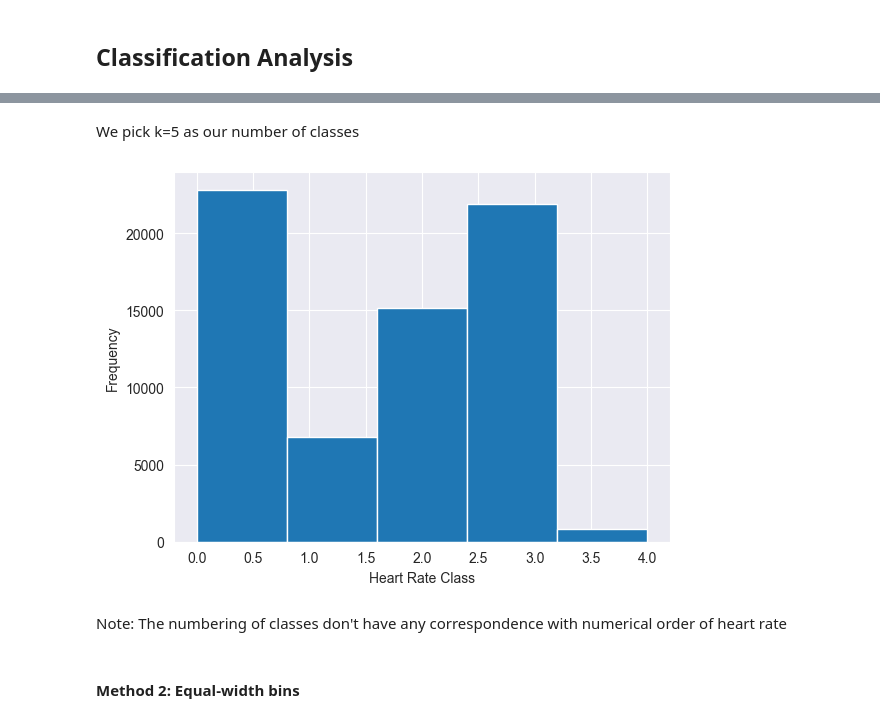
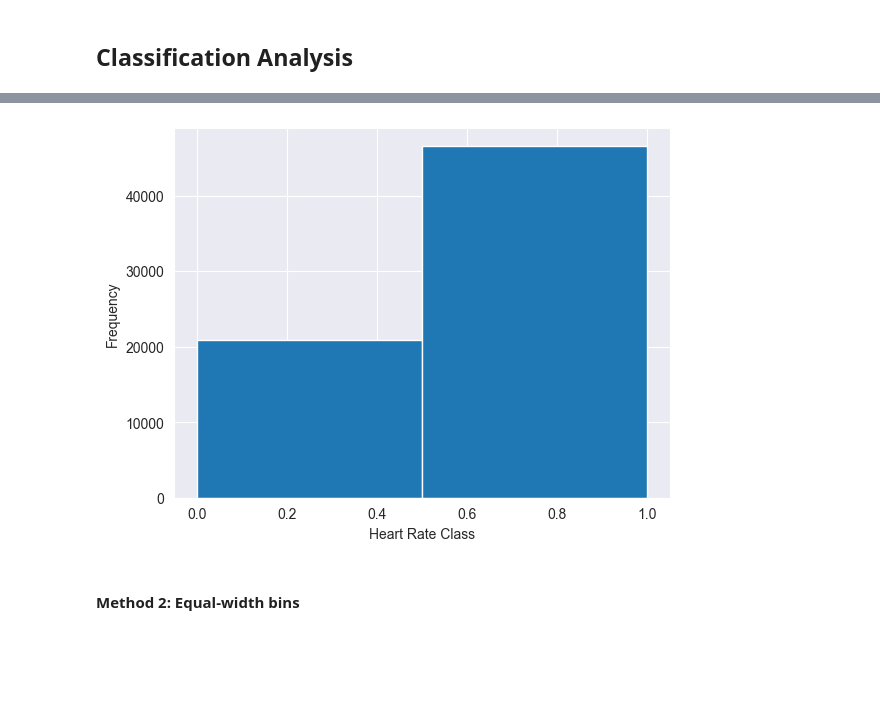
Before and after one commit to saran-sankar/fit-da, a Jupyter notebook: activity.ipynb, the cells around one changed output, grey strips where cells are left out. Cells and saved outputs as stored; diff of their text form; code cells hidden in the pictures; blank space fills up the shorter version.

```diff
--- a/activity.ipynb
+++ b/activity.ipynb
@@ -732,20 +715,16 @@ plt.show()
-# %% [markdown]
-We pick k=5 as our number of classes
 # %%
 # Create Heart Rate Classes using KNN
-kmeans = KMeans(n_clusters=5, random_state=42, n_init=10)
+kmeans = KMeans(n_clusters=2, random_state=42, n_init=10)
 kmeans.fit(df_new[['Average Heart Rate']])
 df_new['Heart Rate Class'] = kmeans.labels_
 
 #Plot the histogram
-plt.hist(df_new['Heart Rate Class'], bins=5)
+plt.hist(df_new['Heart Rate Class'], bins=2)
 plt.xlabel('Heart Rate Class')
 plt.ylabel('Frequency')
 plt.show()
 # %% [output]
-[figure, old version]
+[figure, new version]
-# %% [markdown]
-Note: The numbering of classes don't have any correspondence with numerical order of heart rate
 # %% [markdown]
 #### Method 2: Equal-width bins
 # %%
```
Also changed, not shown: parts of 46 cells of this notebook.
